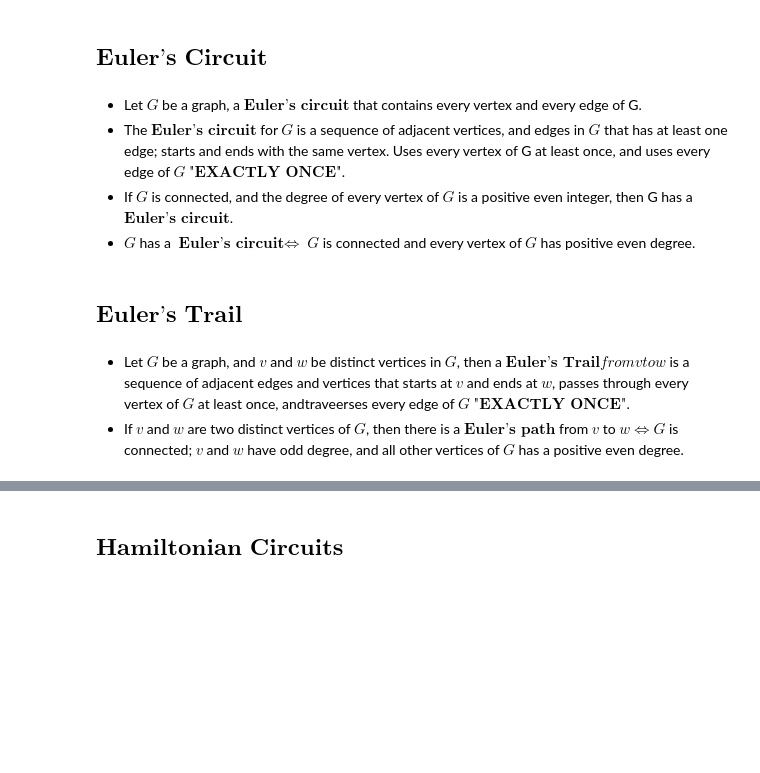
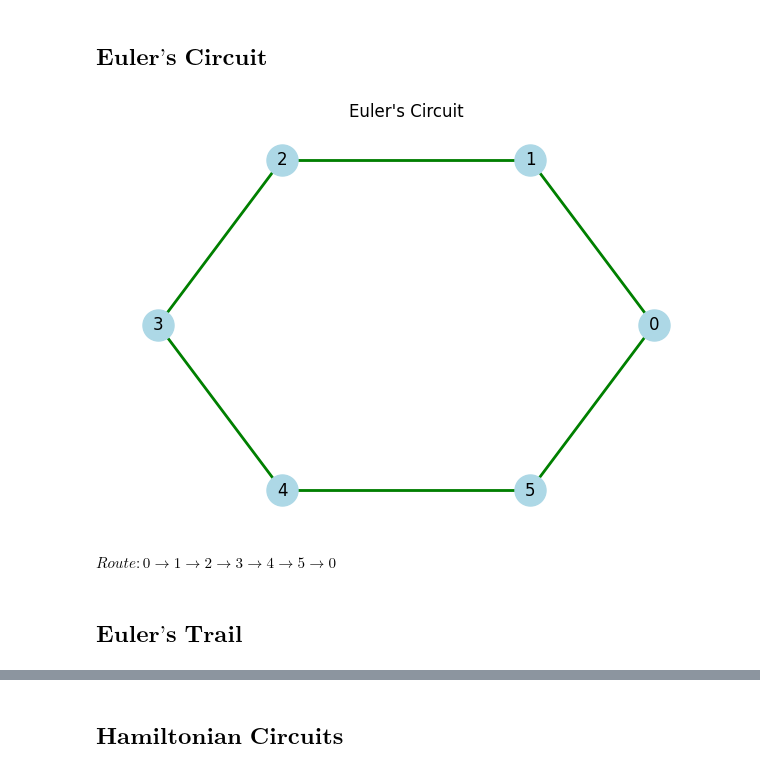
Before and after one commit to Whos-Andrei-Go/Discrete_Math_2, a Jupyter notebook: Programming_Assignments/Lecture_3_Answers.ipynb, the cells around one changed output, grey strips where cells are left out. Drawn from its saved outputs; the diff is of its cells as text; code cells hidden in the pictures; blank space fills up the shorter version.

```diff
--- a/Programming_Assignments/Lecture_3_Answers.ipynb
+++ b/Programming_Assignments/Lecture_3_Answers.ipynb
@@ -276,14 +301,25 @@ A graph $H$ is a $\textbf{connected component}$ of a graph $G$ $\iff$:
 # %% [markdown]
 $\textbf{Euler's Circuit}$
 -
-# %% [markdown]
-- Let $G$ be a graph, a $\textbf{Euler's circuit}$ that contains every vertex and every edge of G.
-- The $\textbf{Euler's circuit}$ for $G$ is a sequence of adjacent vertices, and edges in $G$ that has at least one edge; starts and ends with the same vertex. Uses every vertex of G at least once, and uses every edge of $G$ $\textbf{"EXACTLY ONCE"}$.
-- If $G$ is connected, and the degree of every vertex of $G$ is a positive even integer, then G has a $\textbf{Euler's circuit}$.
-- $G$ has a $\textbf{Euler's circuit} \iff$ $G$ is connected and every vertex of $G$ has positive even degree.
+# %%
+import matplotlib.pyplot as plt
+import networkx as nx
+
+# Create a graph with an Eulerian circuit
+G = nx.cycle_graph(6)  # Create a cycle graph with 6 nodes
+euler_circuit = list(nx.eulerian_circuit(G))  # Get an Eulerian circuit of the graph
+
+# Plot the graph with the Eulerian circuit
+plt.figure(figsize=(6, 4))
+pos = nx.circular_layout(G)  # Position nodes in a circle
+nx.draw(G, pos, with_labels=True, node_size=500, node_color='lightblue')
+nx.draw_networkx_edges(G, pos, edgelist=euler_circuit, edge_color='green', width=2)
+plt.title("Euler's Circuit")
+plt.show()
+# %% [output]
+[figure, added]
+# %% [markdown]
+$Route: 0 \to 1 \to 2 \to 3 \to 4 \to 5 \to 0$
 # %% [markdown]
 $\textbf{Euler's Trail}$
 -
-# %% [markdown]
-- Let $G$ be a graph, and $v$ and $w$ be distinct vertices in $G$, then a $\textbf{Euler's Trail} from v to w$ is a sequence of adjacent edges and vertices that starts at $v$ and ends at $w$, passes through every vertex of $G$ at least once, andtraveerses every edge of $G$ $\textbf{"EXACTLY ONCE"}$.
-- If $v$ and $w$ are two distinct vertices of $G$, then there is a $\textbf{Euler's path}$ from $v$ to $w \iff G$ is connected; $v$ and $w$ have odd degree, and all other vertices of $G$ has a positive even degree.
```
Also changed, not shown: parts of 23 cells of this notebook.
